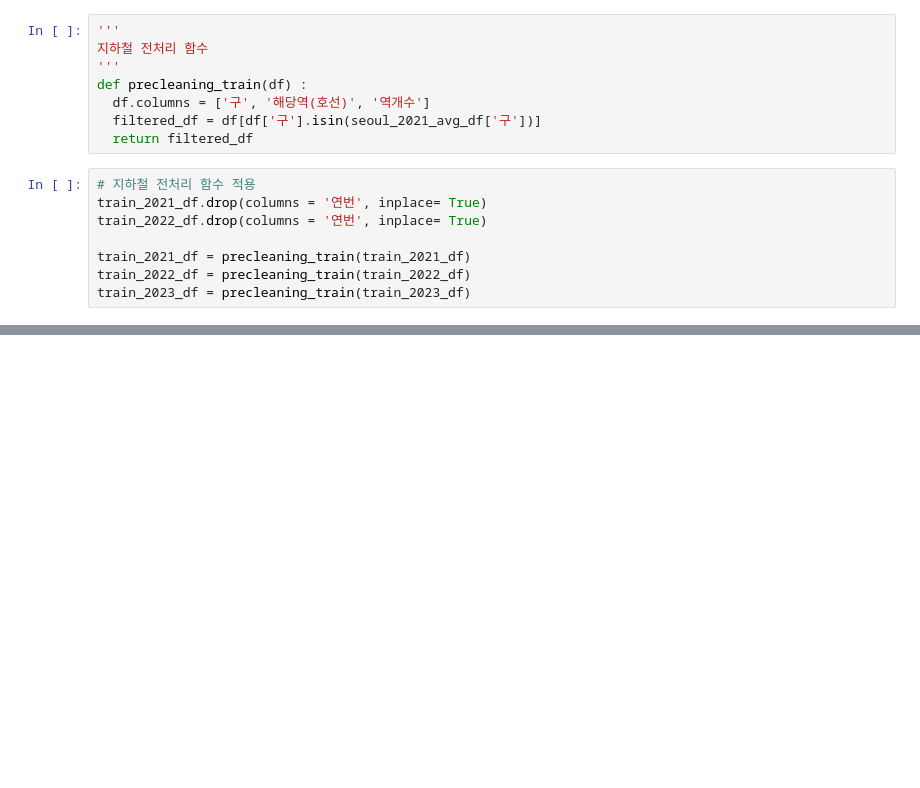
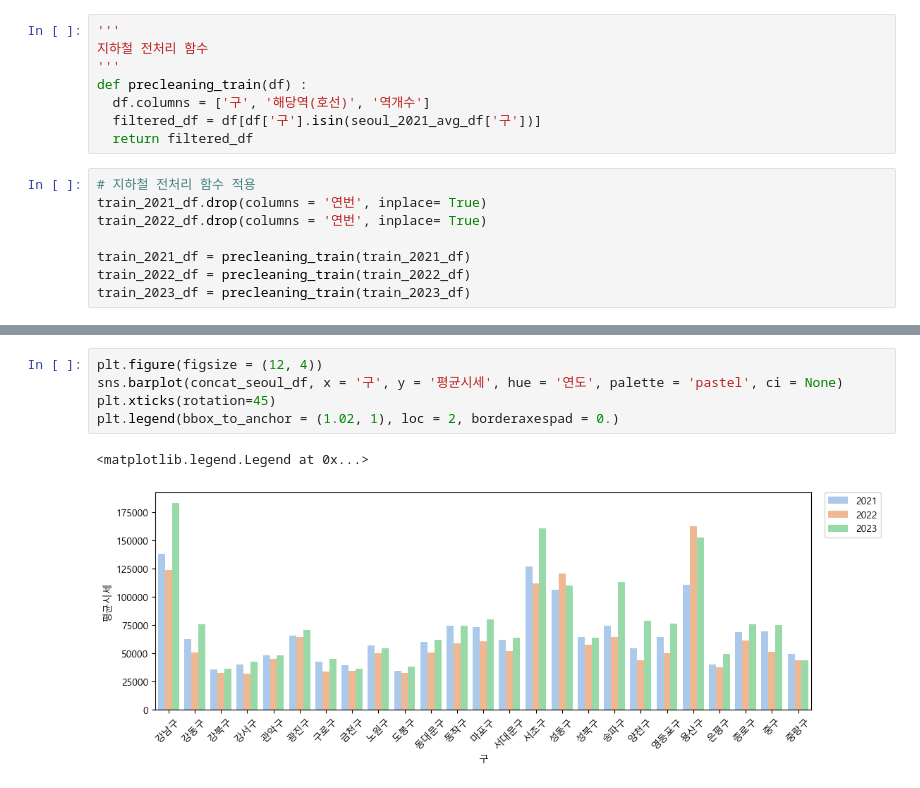
Before and after one commit to gitstudent001/python_project, a Jupyter notebook: python_project_hm.ipynb, the cells around one changed output, grey strips where cells are left out. Cells and saved outputs as stored; diff of their text form; blank space fills up the shorter version.

```diff
--- a/python_project_hm.ipynb
+++ b/python_project_hm.ipynb
@@ -245,0 +838,8 @@ display(train_2023_df)
+# %%
+plt.figure(figsize = (12, 4))
+sns.barplot(concat_seoul_df, x = '구', y = '평균시세', hue = '연도', palette = 'pastel', ci = None)
+plt.xticks(rotation=45)
+plt.legend(bbox_to_anchor = (1.02, 1), loc = 2, borderaxespad = 0.)
+# %% [output]
+<matplotlib.legend.Legend at 0x...>
+[figure, added]
```
Also changed, not shown: parts of 40 cells of this notebook.
